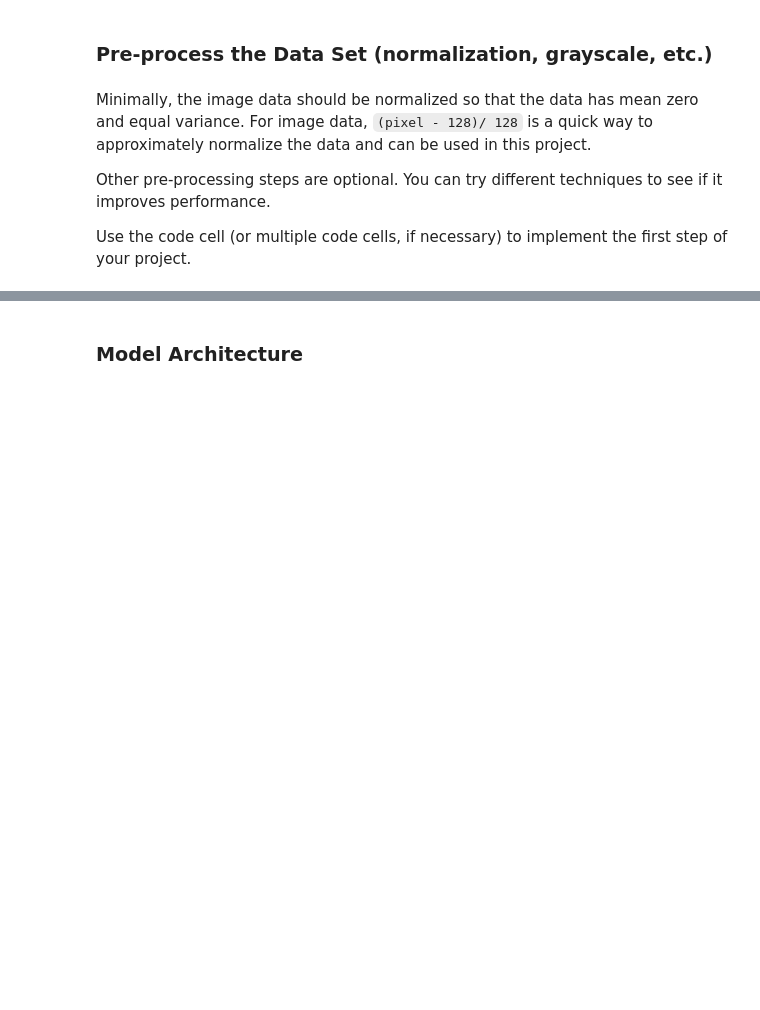
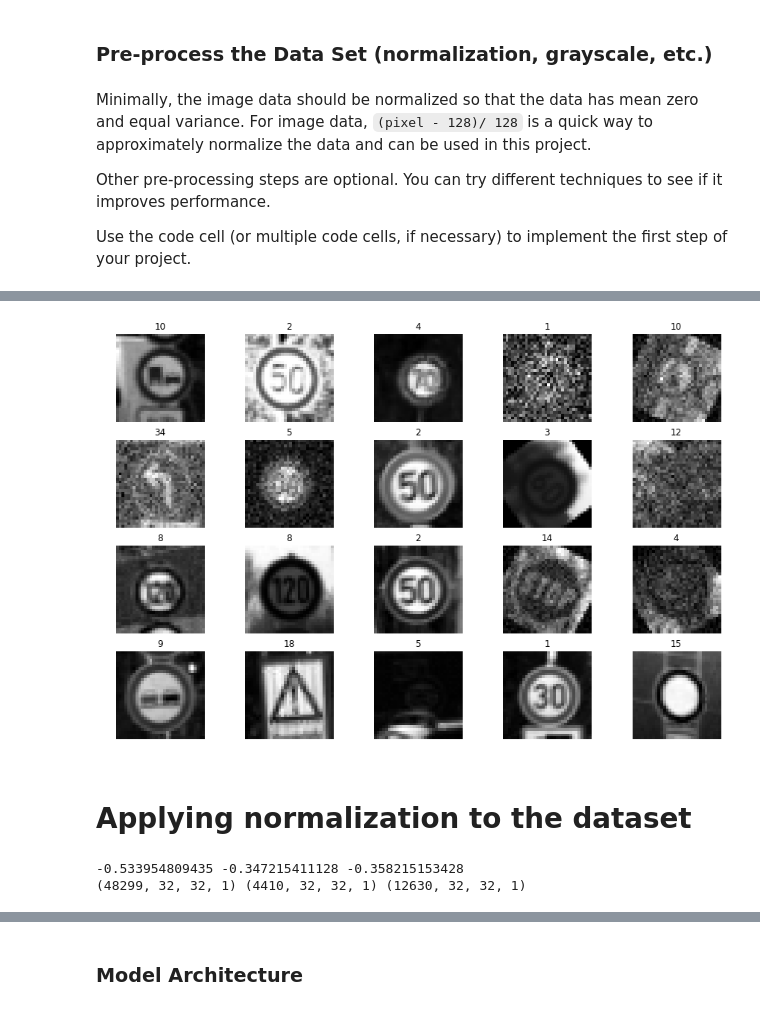
Before and after one commit to aakashkardam/Traffic_Sign_Classifier_Udacity_Project_3, a Jupyter notebook: Traffic_Sign_Classifier.ipynb, the cells around one changed output, grey strips where cells are left out. Cells and saved outputs as stored; diff of their text form; code cells hidden in the pictures; blank space fills up the shorter version.

```diff
--- a/Traffic_Sign_Classifier.ipynb
+++ b/Traffic_Sign_Classifier.ipynb
@@ -175,7 +175,7 @@ for i in range(500):
         aug_images[8] = flip_upside_down(aug_images[6])
         for k in range(9):
             X_additional_train.append(aug_images[k])
-            y_additional_train.append(rand_img_index)
+            y_additional_train.append(y_train[rand_img_index])
 X_additional_train = np.asarray(X_additional_train)
 y_additional_train = np.asarray(y_additional_train)
 #print(X_train.shape, np.shape(X_additional_train),np.shape(y_additional_train))
@@ -241,6 +241,3 @@ Use the code cell (or multiple code cells, if necessary) to implement the first
 ### converting to grayscale, etc.
 ### Feel free to use as many code cells as needed.
 print(X_train.shape)
-a[0][0][0][0] = 5
-a[0][0][0][1] = 6
-print(np.sum(a,axis=0))
@@ -251,3 +247,0 @@ X_train_gray = np.sum(X_train/3, axis=3, keepdims=True)
-# %%
-a[0][0][0][0] = 5
-a[0][0][0][1] = 6
@@ -253,0 +258,22 @@ a[0][0][0][1] = 6
+# %%
+f,ax=plt.subplots(4,5,figsize=(15,10))
+ax = ax.reshape(-1) # or use ax = ax.ravel()
+# Randomly plot some images with their Class IDs
+for a in ax:
+    i = random.randint(0,48299)
+    a.imshow(X_train_gray[i].squeeze(),cmap='gray')
+    a.axis("off")
+    a.set_title(y_train[i])
+# %% [output]
+[figure, added]
+# %% [markdown]
+# Applying normalization to the dataset
+# %%
+X_train_normalized = (X_train_gray - 128)/128
+X_valid_normalized = (X_valid_gray - 128)/128
+X_test_normalized = (X_test_gray - 128)/128
+print(np.mean(X_train_normalized),np.mean(X_valid_normalized),np.mean(X_test_normalized))
+print(X_train_normalized.shape, X_valid_normalized.shape, X_test_normalized.shape)
+# %% [output]
+-0.533954809435 -0.347215411128 -0.358215153428
+(48299, 32, 32, 1) (4410, 32, 32, 1) (12630, 32, 32, 1)
```
Also changed, not shown: parts of 16 cells of this notebook, 2 other files.
